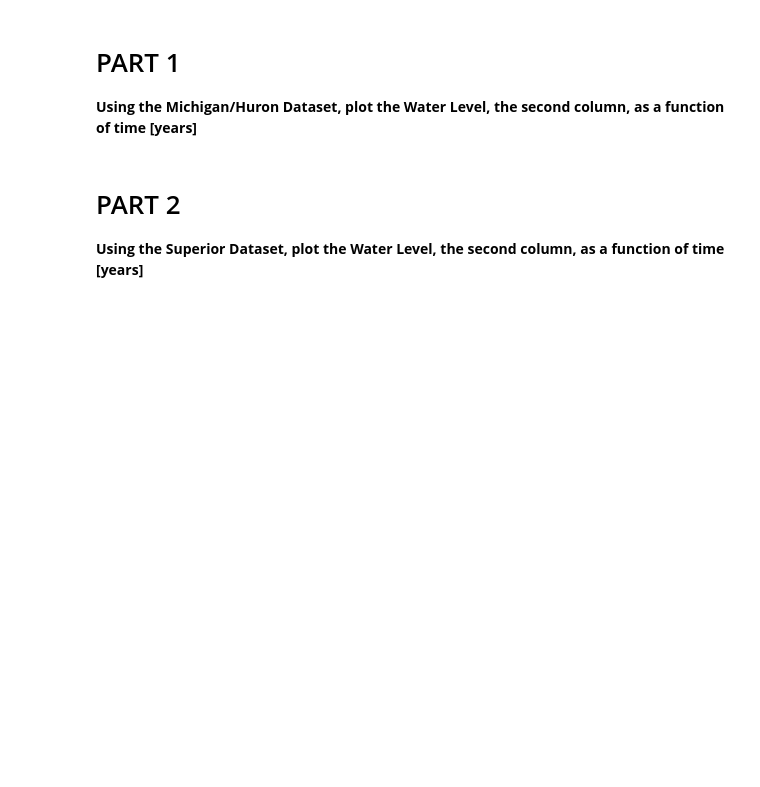
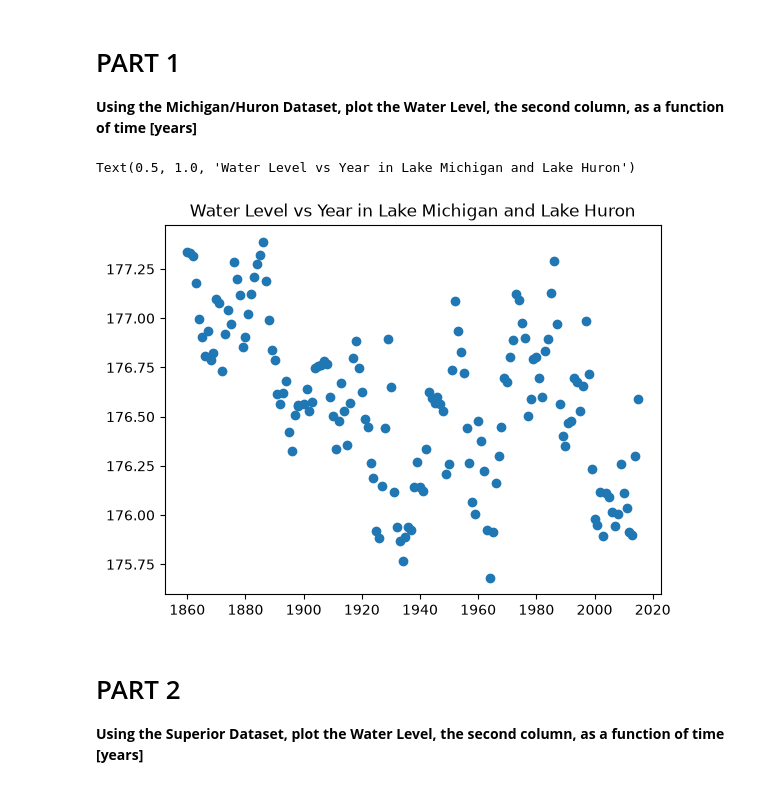
Before and after one commit to ngoharry13/CMSE202_Git_Started, a Jupyter notebook: Great_Lakes_and_Grand_River.ipynb, the cells around one changed output. Cells and saved outputs as stored; diff of their text form; code cells hidden in the pictures; blank space fills up the shorter version.

```diff
--- a/Great_Lakes_and_Grand_River.ipynb
+++ b/Great_Lakes_and_Grand_River.ipynb
@@ -33,3 +31,11 @@ This notebook **might look very familiar!** It is based off a CMSE 201 assignmen
+# %%
+# Insert Code Here
+mhu = pd.read_csv("data/mhu.csv")
+plt.scatter(mhu["Michigan-Huron annual averages"], mhu["AnnAvg"])
+plt.title("Water Level vs Year in Lake Michigan and Lake Huron")
+# %% [output]
+Text(0.5, 1.0, 'Water Level vs Year in Lake Michigan and Lake Huron')
+[figure, added]
 # %% [markdown]
 # PART 2
 
```
Also changed, not shown: parts of 1 cell of this notebook.
